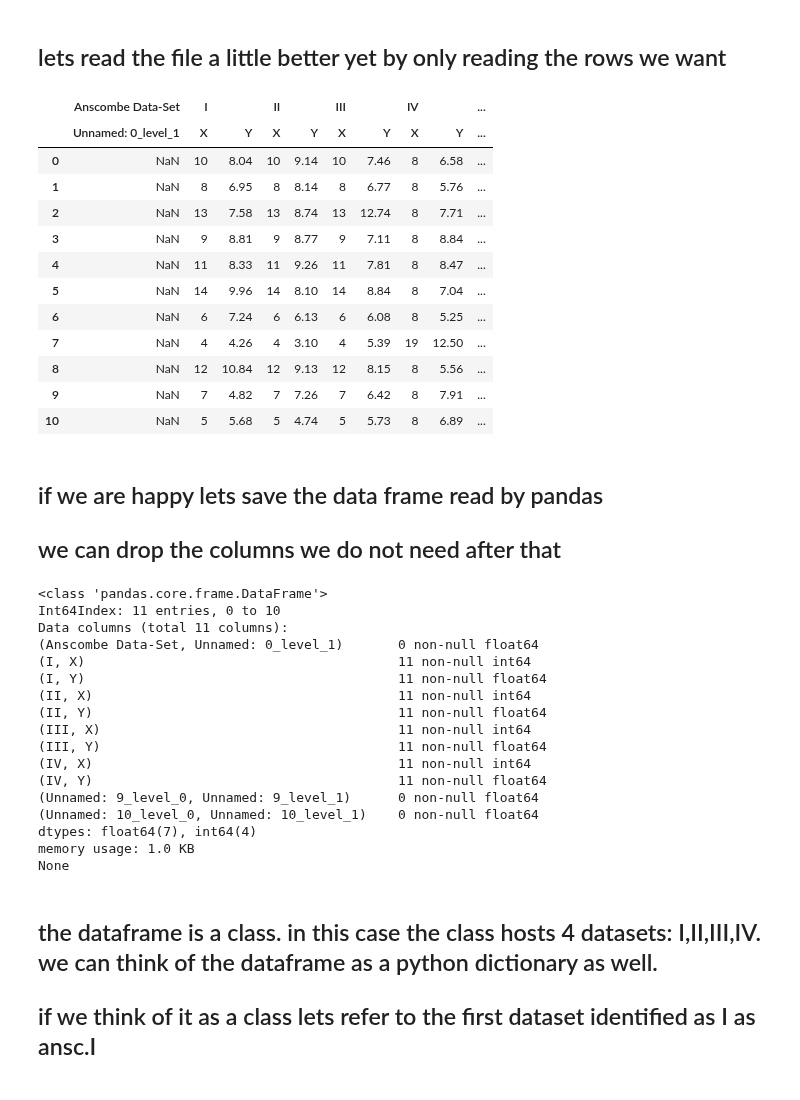
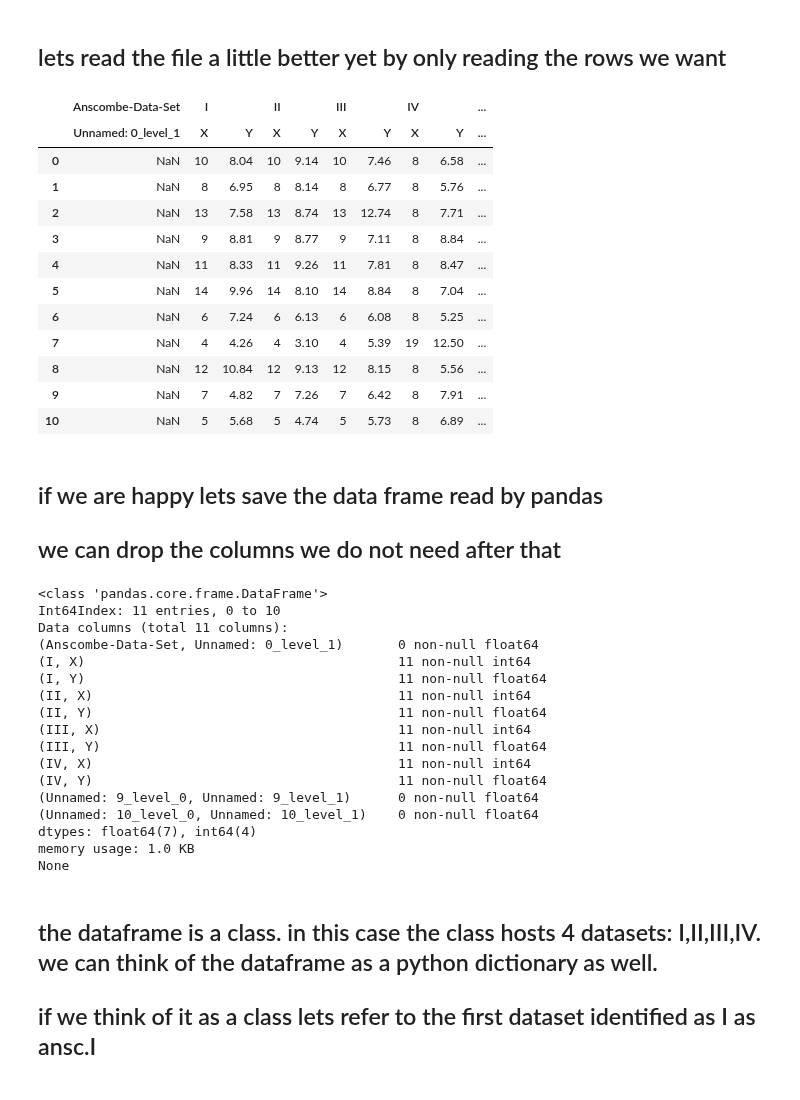
Before and after one commit to fedhere/UInotebooks, a Jupyter notebook: Anscombe's Quartet.ipynb, the cells around one changed output. Drawn from its saved outputs; the diff is of its cells as text; code cells hidden in the pictures.

```diff
--- a/Anscombe's Quartet.ipynb
+++ b/Anscombe's Quartet.ipynb
@@ -75,9 +75,9 @@ pd.read_csv("anscombe.csv",header=[1,2])
 # %% [markdown]
 ## lets read the file a little better yet by only reading the rows we want
 # %%
-pd.read_csv("anscombe.csv", header = [1, 2], nrows = 11)
+pd.read_csv("anscombe.txt", header = [1, 2], nrows = 11, delimiter=' ')
 # %% [output]
-|  | Anscombe Data-Set | I |  | II |  | III |  | IV |  | ... |
+|  | Anscombe-Data-Set | I |  | II |  | III |  | IV |  | ... |
 |  | Unnamed: 0_level_1 | X | Y | X | Y | X | Y | X | Y | ... |
 | 0 | NaN | 10 | 8.04 | 10 | 9.14 | 10 | 7.46 | 8 | 6.58 | ... |
 | 1 | NaN | 8 | 6.95 | 8 | 8.14 | 8 | 6.77 | 8 | 5.76 | ... |
@@ -94,7 +94,7 @@ pd.read_csv("anscombe.csv", header = [1, 2], nrows = 11)
 ## if we are happy lets save the data frame read by pandas
 ## we can drop the columns we do not need after that
 # %%
-ansc = pd.read_csv("anscombe.csv", header = [1, 2], nrows = 11)
+ansc = pd.read_csv("anscombe.txt", header = [1, 2], nrows = 11, delimiter=' ')
 #fig=pl.figure(figsize=(10,10))
 
 print (ansc.info())
@@ -102,7 +102,7 @@ print (ansc.info())
 <class 'pandas.core.frame.DataFrame'>
 Int64Index: 11 entries, 0 to 10
 Data columns (total 11 columns):
-(Anscombe Data-Set, Unnamed: 0_level_1)       0 non-null float64
+(Anscombe-Data-Set, Unnamed: 0_level_1)       0 non-null float64
 (I, X)                                        11 non-null int64
 (I, Y)                                        11 non-null float64
 (II, X)                                       11 non-null int64
```
Also changed, not shown: parts of 4 cells of this notebook, 2 other files.
